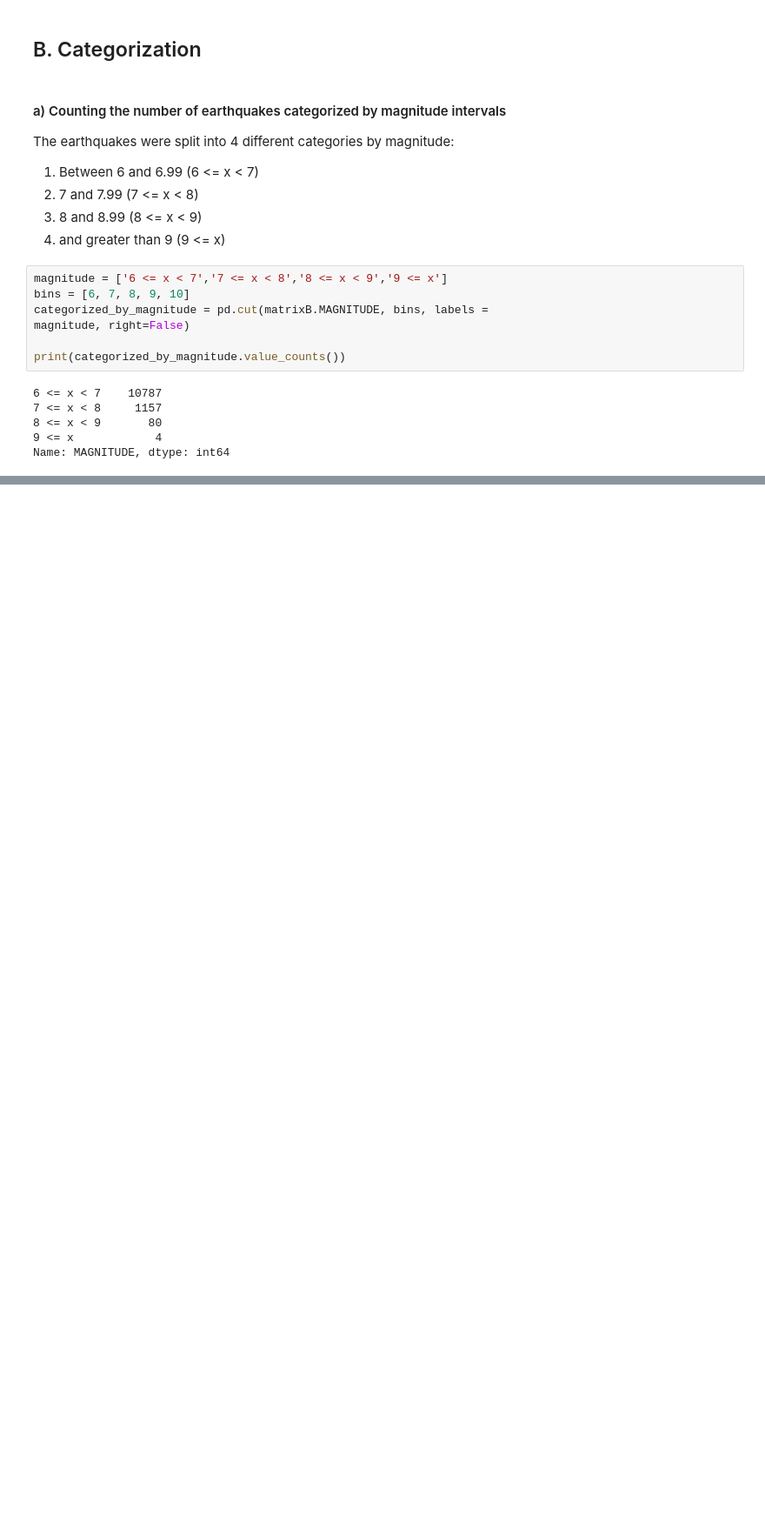
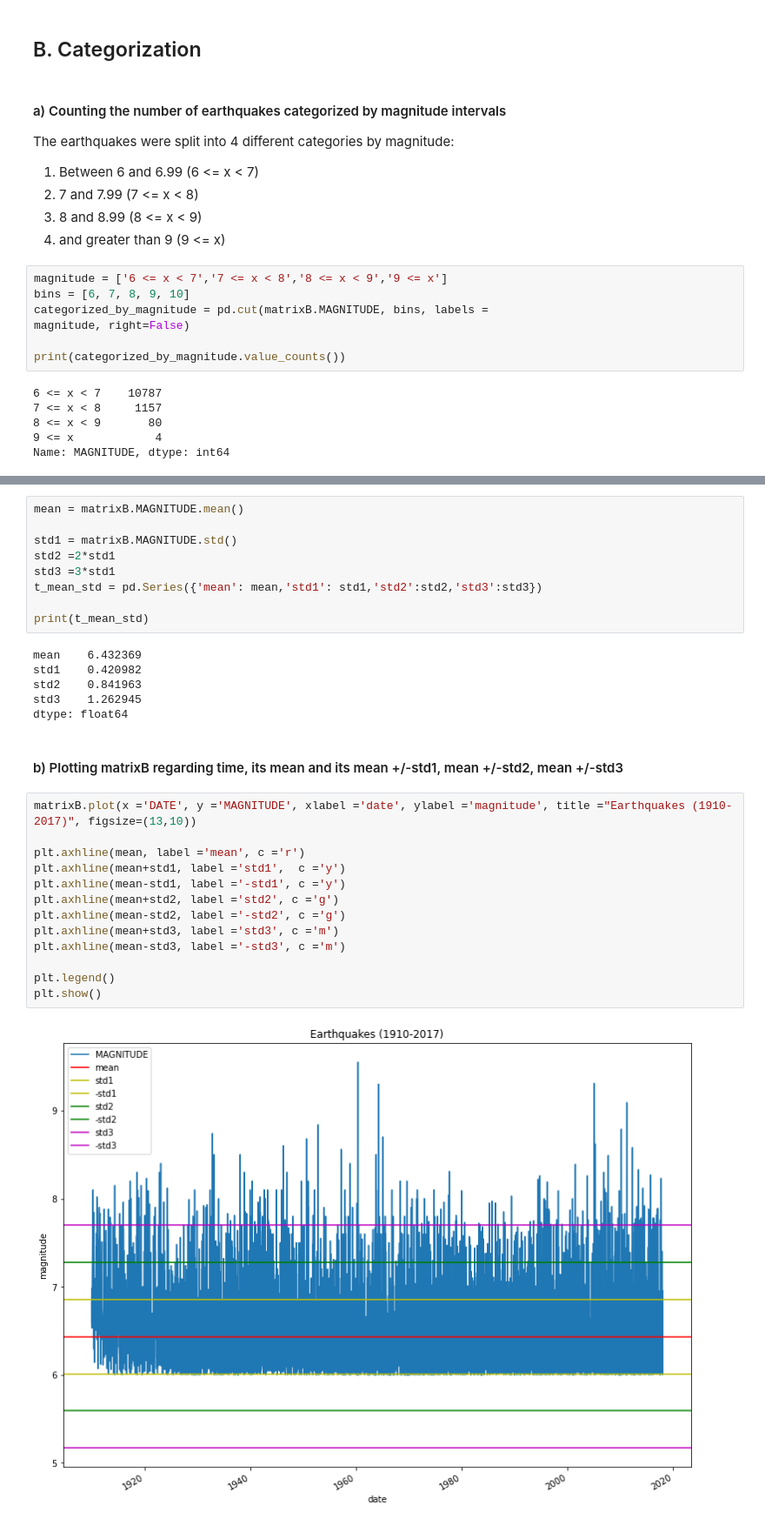
Before and after one commit to elchingurban/earthquake_data_analysis, a Jupyter notebook: earthquake.ipynb, the cells around one changed output, grey strips where cells are left out. Shown at 87% size. Saved outputs shown, nothing was run; the diff lists cells and outputs as text; blank space fills up the shorter version.

Commit message:
Mean and Median: first 3 steps

```diff
--- a/earthquake.ipynb
+++ b/earthquake.ipynb
@@ -122,0 +129,32 @@ Name: MAGNITUDE, dtype: int64
+# %%
+mean = matrixB.MAGNITUDE.mean()
+
+std1 = matrixB.MAGNITUDE.std()
+std2 =2*std1
+std3 =3*std1
+t_mean_std = pd.Series({'mean': mean,'std1': std1,'std2':std2,'std3':std3})
+
+print(t_mean_std)
+# %% [output]
+mean    6.432369
+std1    0.420982
+std2    0.841963
+std3    1.262945
+dtype: float64
+# %% [markdown]
+#### b) Plotting matrixB regarding time, its mean and its mean +/-std1, mean +/-std2, mean +/-std3
+# %%
+matrixB.plot(x ='DATE', y ='MAGNITUDE', xlabel ='date', ylabel ='magnitude', title ="Earthquakes (1910-2017)", figsize=(13,10))
+
+plt.axhline(mean, label ='mean', c ='r')
+plt.axhline(mean+std1, label ='std1',  c ='y')
+plt.axhline(mean-std1, label ='-std1', c ='y')
+plt.axhline(mean+std2, label ='std2', c ='g')
+plt.axhline(mean-std2, label ='-std2', c ='g')
+plt.axhline(mean+std3, label ='std3', c ='m')
+plt.axhline(mean-std3, label ='-std3', c ='m')
+
+plt.legend()
+plt.show()
+# %% [output]
+[figure, added]
```
Also changed, not shown: parts of 5 cells of this notebook.
